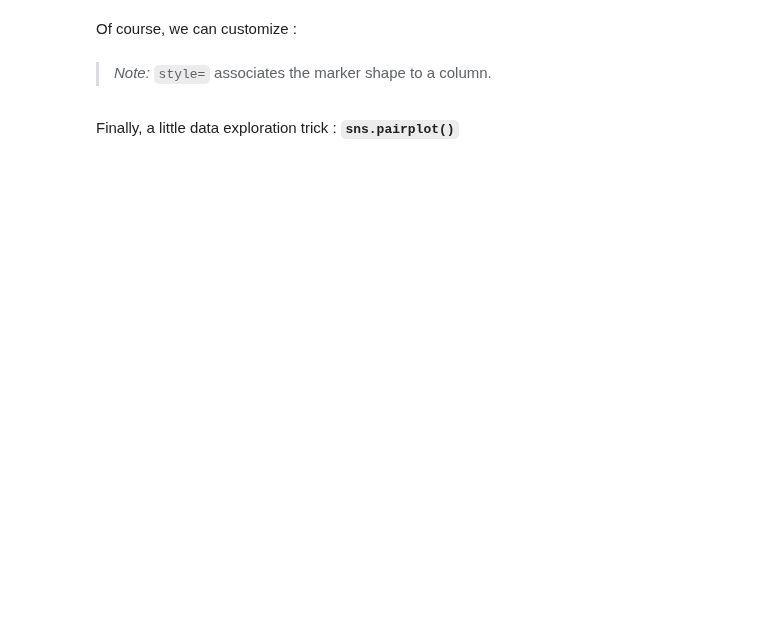
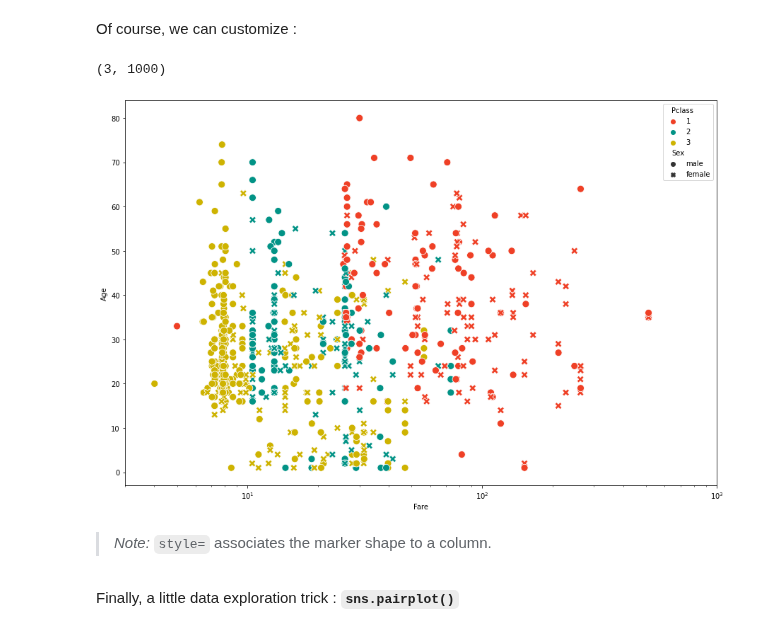
Before and after one commit to sib-swiss/intermediate-python-training, a Jupyter notebook: 01_data_manipulation_and_representation.ipynb, the cells around one changed output. Saved outputs shown, nothing was run; the diff lists cells and outputs as text; code cells hidden in the pictures; blank space fills up the shorter version.

```diff
--- a/01_data_manipulation_and_representation.ipynb
+++ b/01_data_manipulation_and_representation.ipynb
@@ -1131,3 +1838,5 @@ Using the 1880 swiss census data:
 ## 3.4 Representing the relationship between 2 numerical variables <a id="descr.4" ></a>
 
 **`sns.scatterplot()`** lets us represent the relationship between two numerical variables.
+# %%
+df = pd.read_table("data/titanic.csv", sep=",") ## just in case we need to re-read  the data
@@ -1144,12 +1861,15 @@ ax.set_xlim( (3,1000) )   # manually setting the limit of the x axis.
 # %% [markdown]
 Of course, we can customize :
 # %%
-fig = plt.figure(figsize=(14,6))
+fig = plt.figure(figsize=(15,10))
 ax = sns.scatterplot( x = 'Fare' , y = 'Age' ,
                      hue='Pclass' , palette=['xkcd:tomato','xkcd:teal','xkcd:mustard'],
-                     style='Sex', data=df )
+                     style='Sex', data=df , s=100 )
 ax.set(xscale="log")      # setting axis to log scale.
 ax.set_xlim( (3,1000) )   # manually setting the limit of the x axis.
+# %% [output]
+(3, 1000)
+[figure, added]
 # %% [markdown]
 > *Note:* `style=` associates the marker shape to a column.
 # %% [markdown]
```
Also changed, not shown: parts of 124 cells of this notebook, 6 other files.
